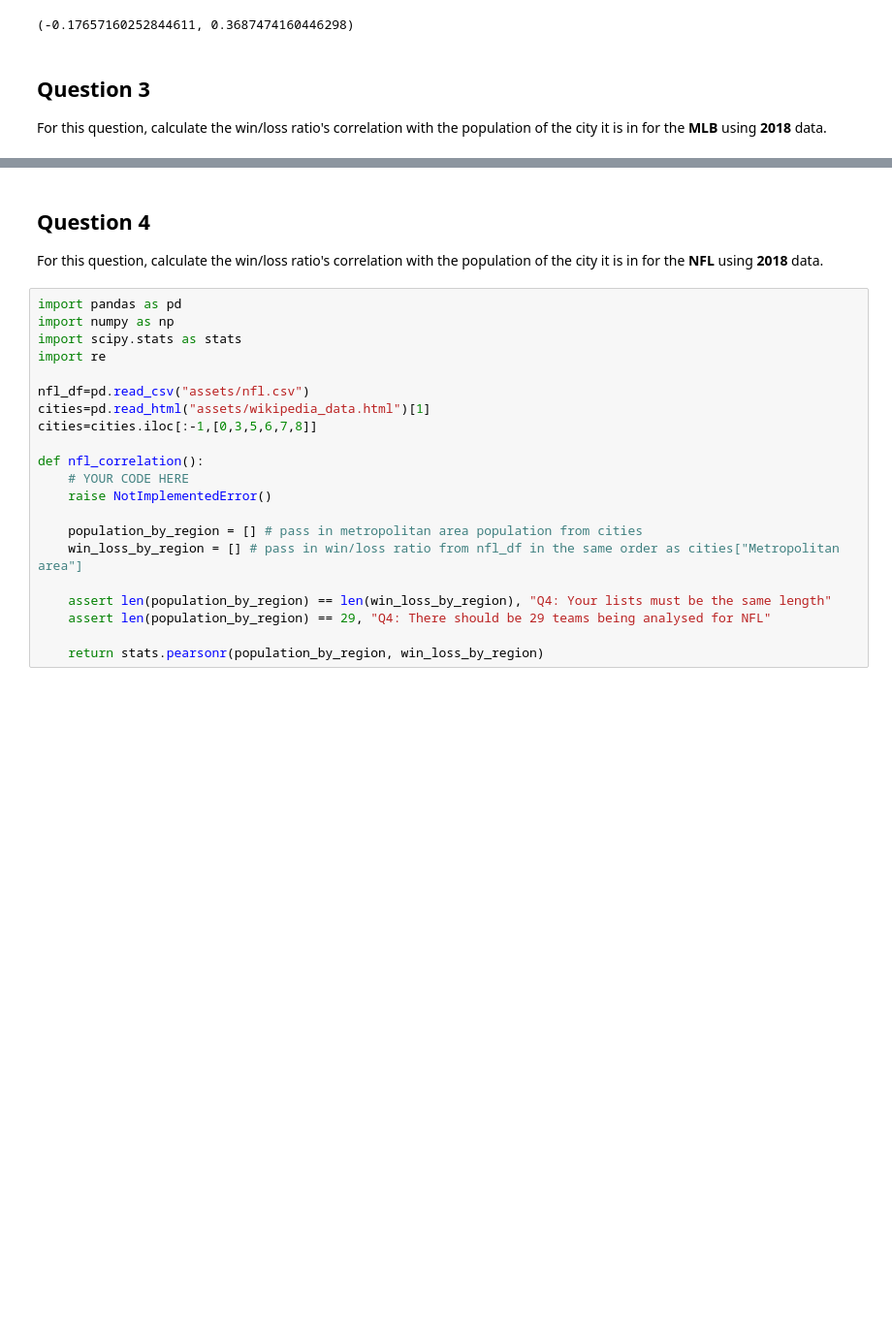
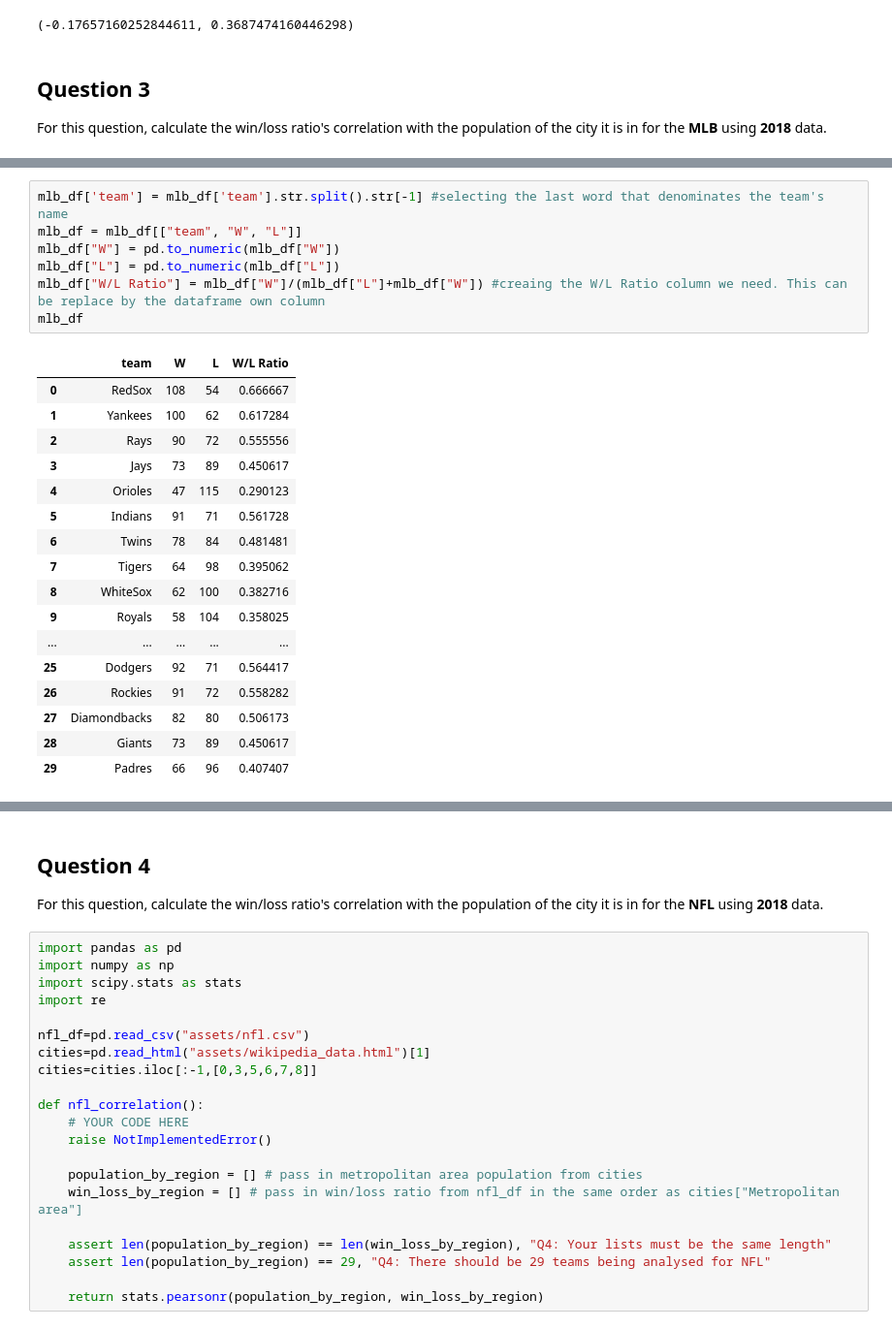
Before and after one commit to renzohillmann/Data-Science, a Jupyter notebook: week4/assignment4.ipynb, the cells around one changed output, grey strips where cells are left out. Shown at 97% size. Saved outputs shown, nothing was run; the diff lists cells and outputs as text; blank space fills up the shorter version.

```diff
--- a/week4/assignment4.ipynb
+++ b/week4/assignment4.ipynb
@@ -596,0 +574,25 @@ def mlb_correlation():
+# %%
+mlb_df['team'] = mlb_df['team'].str.split().str[-1] #selecting the last word that denominates the team's name
+mlb_df = mlb_df[["team", "W", "L"]]
+mlb_df["W"] = pd.to_numeric(mlb_df["W"])
+mlb_df["L"] = pd.to_numeric(mlb_df["L"])
+mlb_df["W/L Ratio"] = mlb_df["W"]/(mlb_df["L"]+mlb_df["W"]) #creaing the W/L Ratio column we need. This can be replace by the dataframe own column
+mlb_df
+# %% [output]
+|  | team | W | L | W/L Ratio |
+| 0 | RedSox | 108 | 54 | 0.666667 |
+| 1 | Yankees | 100 | 62 | 0.617284 |
+| 2 | Rays | 90 | 72 | 0.555556 |
+| 3 | Jays | 73 | 89 | 0.450617 |
+| 4 | Orioles | 47 | 115 | 0.290123 |
+| 5 | Indians | 91 | 71 | 0.561728 |
+| 6 | Twins | 78 | 84 | 0.481481 |
+| 7 | Tigers | 64 | 98 | 0.395062 |
+| 8 | WhiteSox | 62 | 100 | 0.382716 |
+| 9 | Royals | 58 | 104 | 0.358025 |
+| ... | ... | ... | ... | ... |
+| 25 | Dodgers | 92 | 71 | 0.564417 |
+| 26 | Rockies | 91 | 72 | 0.558282 |
+| 27 | Diamondbacks | 82 | 80 | 0.506173 |
+| 28 | Giants | 73 | 89 | 0.450617 |
+| 29 | Padres | 66 | 96 | 0.407407 |
```
Also changed, not shown: parts of 25 cells of this notebook, 1 other file.
